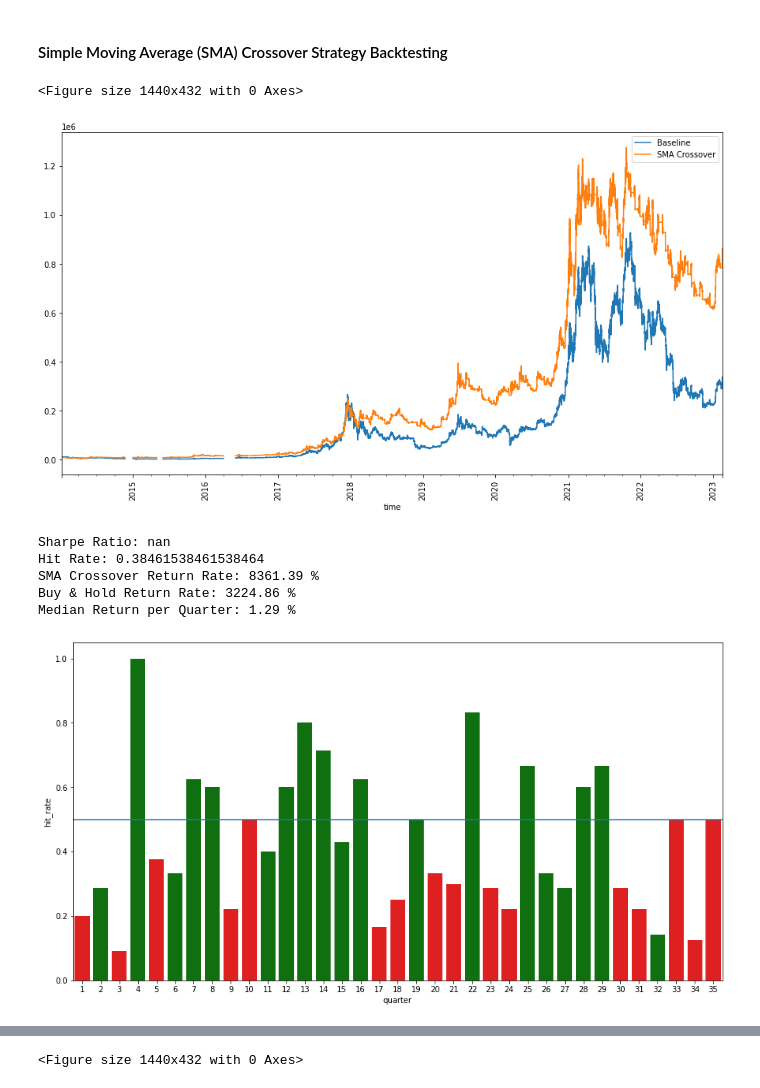
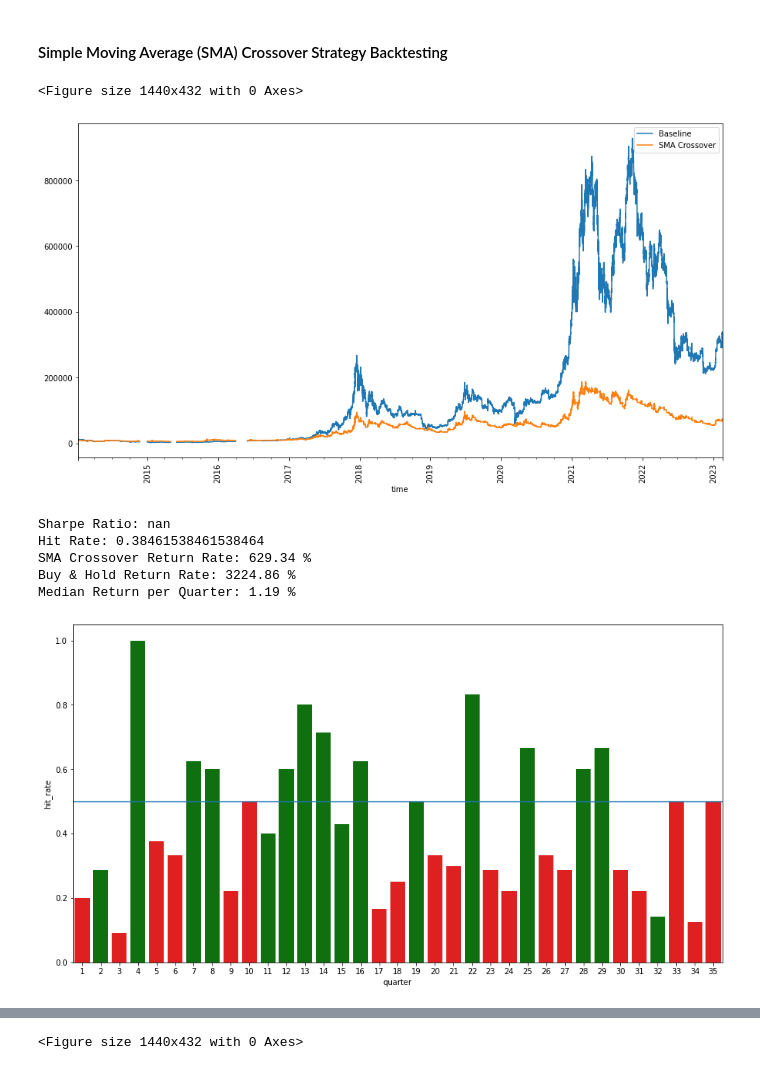
Before and after one commit to hansenrhan/crypto_backtesting, a Jupyter notebook: Simple_Moving_Average_Analysis.ipynb, the cells around one changed output, grey strips where cells are left out. Cells and saved outputs as stored; diff of their text form; code cells hidden in the pictures.

Commit message:
Add volume based fees to simulations

```diff
--- a/Simple_Moving_Average_Analysis.ipynb
+++ b/Simple_Moving_Average_Analysis.ipynb
@@ -132,7 +132,7 @@ def sma_crossover_backtester(sampled_data,
                             display_results,
                             shorting_allowed,
                             fixed_fee,
-                            fee):
+                            fee=0):
     """
     Parameters:
         sampled_data: pandas dataframe that must have columns 'timestamp' and 'price'
@@ -143,7 +143,7 @@ def sma_crossover_backtester(sampled_data,
         display_results: plot the portfolio value over time (true or false)
         shorting_allowed: whether or not to short or sell regularly (true or false)
         fixed_fee: whether to use volume based fee or a fixed fee (true or false)
-        fee: if fixed fee, the % charged per transaction by the exchange (0.01 = 1%)
+        fee: if fixed fee, the % charged per transaction by the exchange (0.01 = 1%), default = 0
     Returns:
         backtest_results: dictionary that contains backtest result metrics and balance information
     """
@@ -236,9 +236,11 @@ def sma_crossover_backtester(sampled_data,
     sampled_data = sampled_data[ma2_length:]
     last_average_higher = "None"
 
+    # set up shorting mechanism
     short_position = None
     short_results = []
 
+    # set up volume data
     thirty_day_volume = 0
     volume_data = []
 
@@ -388,8 +390,8 @@ def sma_crossover_backtester(sampled_data,
         new_volume_data = []
         for volume_data_entry in volume_data:
             if volume_data_entry[0] < 720: # 720 hours in thirty days
-                thirty_day_volume = thirty_day_volume + volume_data_entry[0]
-                new_volume_data.append(volume_data_entry[0] + 1, volume_data_entry[0])
+                thirty_day_volume = thirty_day_volume + volume_data_entry[1]
+                new_volume_data.append([volume_data_entry[0] + 1, volume_data_entry[1]])
 
         volume_data = new_volume_data
 
@@ -480,33 +482,34 @@ def plot_quarterly_data(backtest_results):
 # %%
 # Run the crossover backtester on the whole dataset
 crypto_df['price'] = crypto_df['open'] # set open to be the price to use
 
 backtest_results = sma_crossover_backtester(
             sampled_data = crypto_df,
             order_sizing = 1,
             ma1_length = 48,
             ma2_length = 168,
             starting_capital = 10000,
             display_results=True,
             shorting_allowed=False,
+            fixed_fee = False,
             fee = 0.5
         )
 
 # Interpret backtest results
 import statistics
 print("Sharpe Ratio:", round(backtest_results['sharpe_ratio'],2))
 print("Hit Rate:", backtest_results['hit_rate'])
 print("SMA Crossover Return Rate:", round(backtest_results['final_return_rate']*100,2), "%")
 print("Buy & Hold Return Rate:", round(backtest_results['baseline_return_rate']*100,2), "%")
 print("Median Return per Quarter:", round(statistics.median(backtest_results['quarter_return_rates']*100), 2), "%")
 
 plot_quarterly_data(backtest_results)
 # %% [output]
 <Figure size 1440x432 with 0 Axes>
-[figure, old version]
+[figure, new version]
 Sharpe Ratio: nan
 Hit Rate: 0.38461538461538464
-SMA Crossover Return Rate: 8361.39 %
+SMA Crossover Return Rate: 629.34 %
 Buy & Hold Return Rate: 3224.86 %
-Median Return per Quarter: 1.29 %
+Median Return per Quarter: 1.19 %
-[figure, old version]
+[figure, new version]
```
Also changed, not shown: parts of 1 cell of this notebook, 1 other file.
